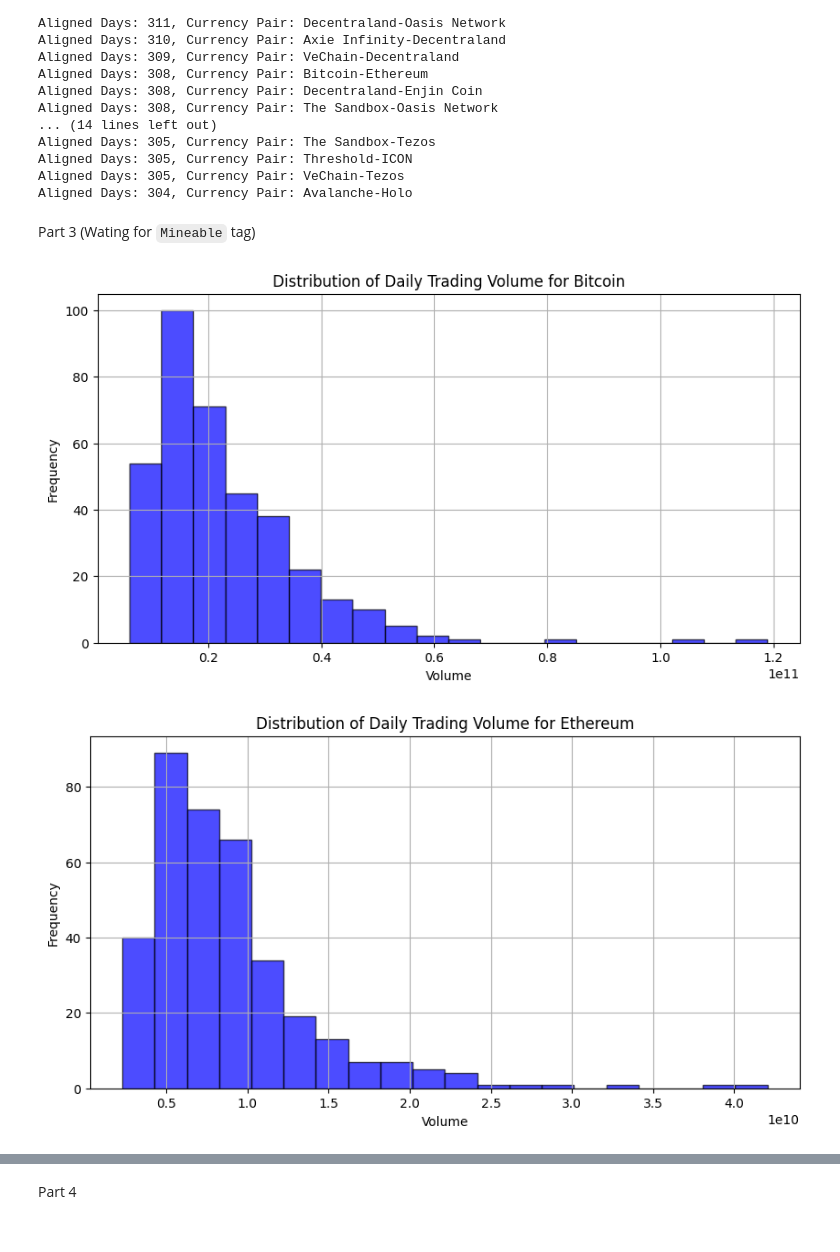
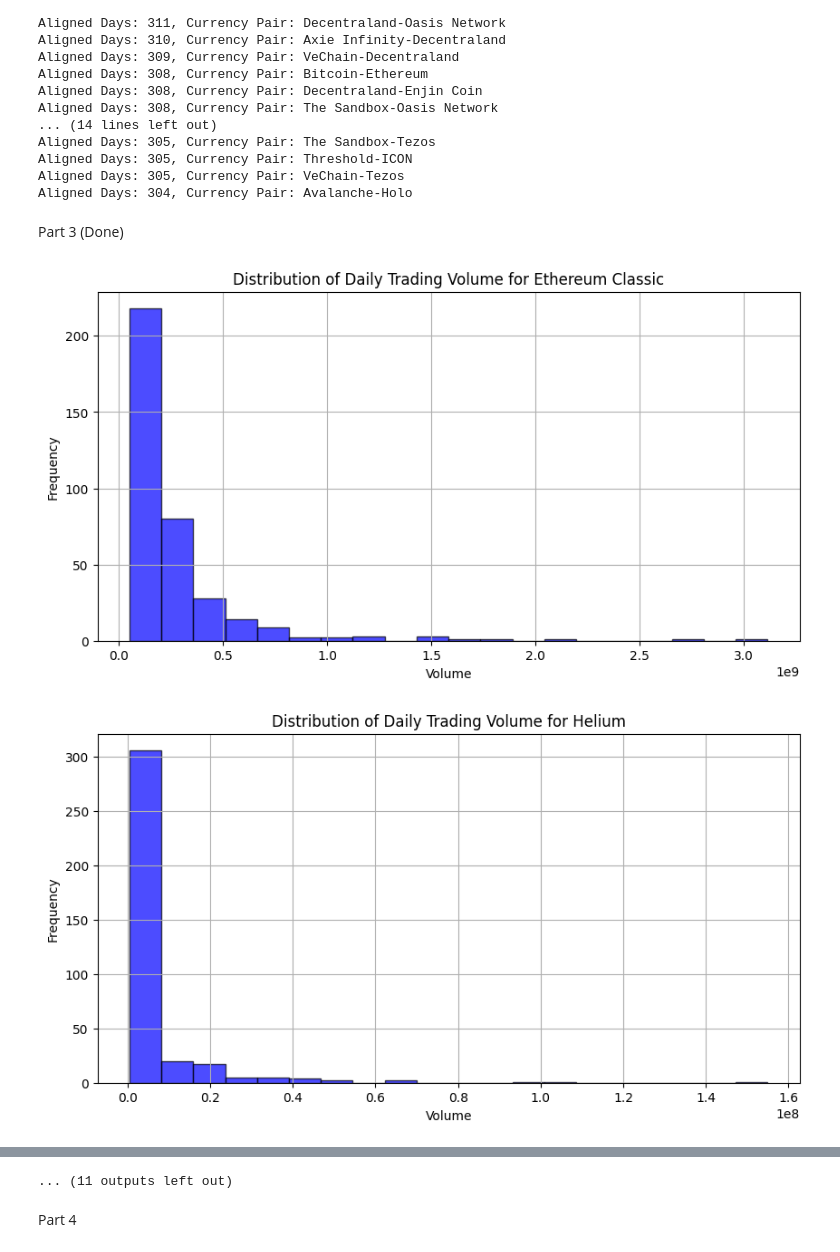
Before and after one commit to sixth-group/coin_market_cap_database, a Jupyter notebook: The_first_project_phase_1.ipynb, the cells around one changed output, grey strips where cells are left out. Drawn from its saved outputs; the diff is of its cells as text; code cells hidden in the pictures.

```diff
--- a/The_first_project_phase_1.ipynb
+++ b/The_first_project_phase_1.ipynb
@@ -228,42 +229,43 @@ Aligned Days: 305, Currency Pair: The Sandbox-Tezos
 Aligned Days: 305, Currency Pair: Threshold-ICON
 Aligned Days: 305, Currency Pair: VeChain-Tezos
 Aligned Days: 304, Currency Pair: Avalanche-Holo
-# %% [markdown]
-Part 3 (Wating for `Mineable` tag)
+# %% [markdown]
+Part 3 (Done)
 # %%
-# Query the currencies and their volumes
-currencies = Session.query(Currency.id, Currency.Name).limit(5)
+
+currencies = Session.query(Currency).filter(Currency.tags.any(Tag.tag == 'Mineable')).all()
+
 currencies_with_volume = []
 
 for currency in currencies:
     currency_data = {
         'Cryptocurrency': currency.Name,
         'Volume': [
             currency_history.volume
             for currency_history in Session.query(CurrenciesHistory.volume)
             .filter(CurrenciesHistory.currency_id == currency.id)
         ],
     }
     currencies_with_volume.append(currency_data)
 
 # Create a DataFrame
 df = pd.DataFrame(currencies_with_volume)
 
 # Iterate through the DataFrame and plot the distribution for each cryptocurrency
 for _, row in df.iterrows():
     cryptocurrency = row['Cryptocurrency']
     volume_data = row['Volume']
 
     # Create a histogram or plot
     plt.figure(figsize=(10, 5))
     plt.hist(volume_data, bins=20, alpha=0.7, color='b', edgecolor='k')
     plt.title(f'Distribution of Daily Trading Volume for {cryptocurrency}')
     plt.xlabel('Volume')
     plt.ylabel('Frequency')
     plt.grid(True)
 
     # Show or save the plot
 plt.show()  # Uncomment to display the plot
 # %% [output]
-[figure, old version]
+[figure, new version]
-[figure, old version]
+[figure, new version]
@@ -273,3 +282,4 @@ plt.show()  # Uncomment to display the plot
+... (11 outputs left out)
 # %% [markdown]
 Part 4
 # %%
```
Also changed, not shown: parts of 2 cells of this notebook.
